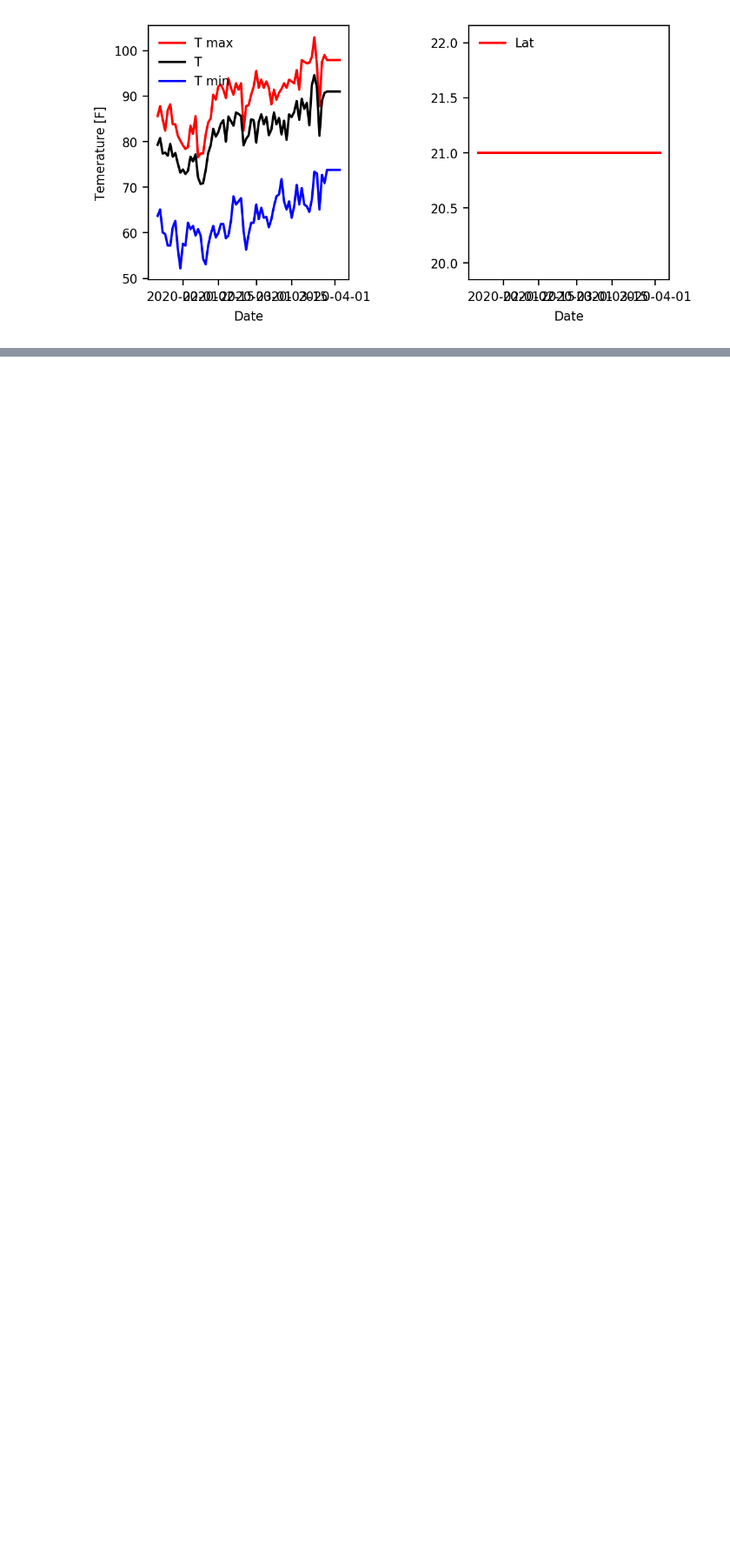
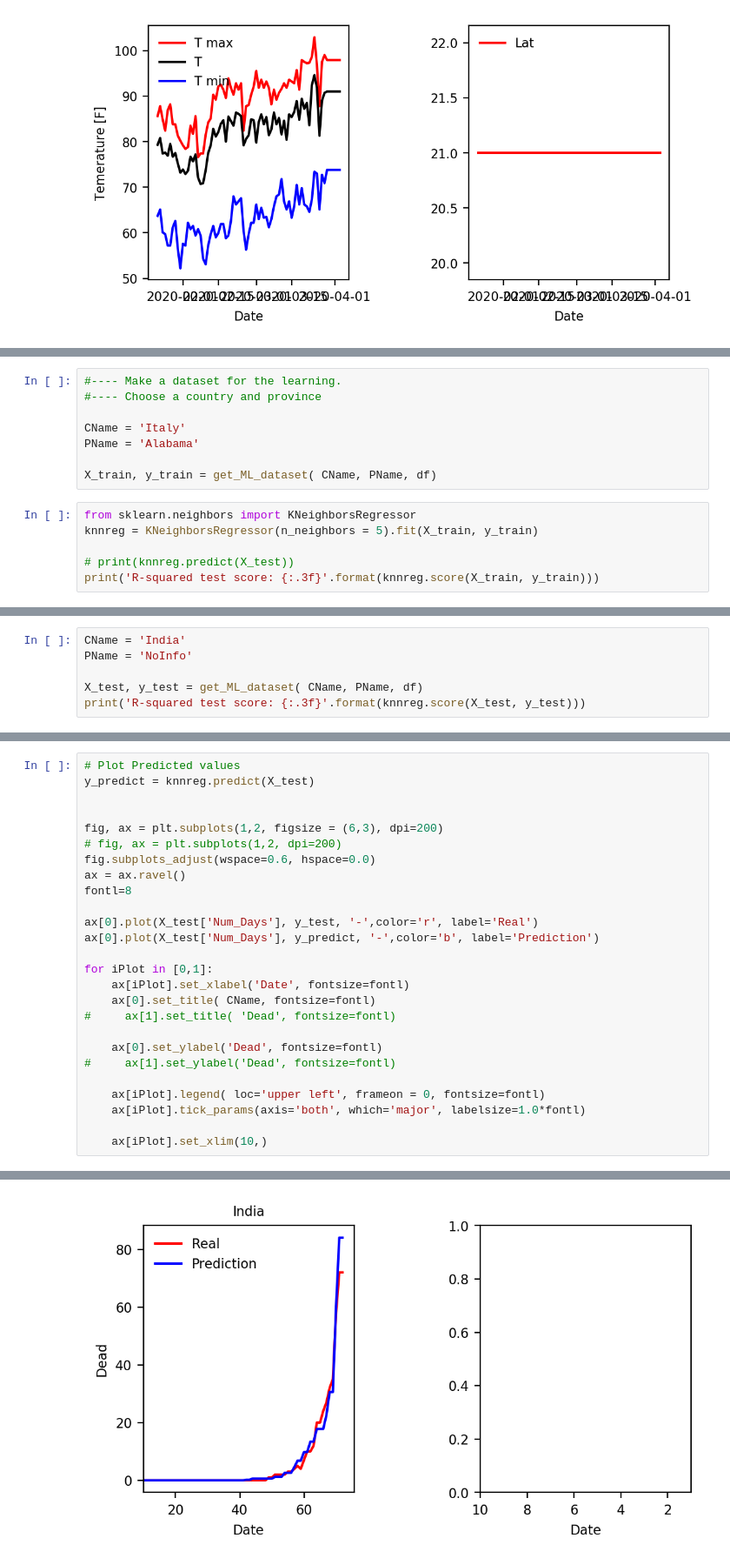
Before and after one commit to mail02ankit/covid19, a Jupyter notebook: ankit_notebook.ipynb, the cells around one changed output, grey strips where cells are left out. Shown at 87% size. Saved outputs shown, nothing was run; the diff lists cells and outputs as text; blank space fills up the shorter version.

```diff
--- a/ankit_notebook.ipynb
+++ b/ankit_notebook.ipynb
@@ -293,0 +338,14 @@ for iPlot in [0,1]:
+# %%
+#---- Make a dataset for the learning.
+#---- Choose a country and province
+
+CName = 'Italy'
+PName = 'Alabama'
+
+X_train, y_train = get_ML_dataset( CName, PName, df)
+# %%
+from sklearn.neighbors import KNeighborsRegressor
+knnreg = KNeighborsRegressor(n_neighbors = 5).fit(X_train, y_train)
+
+# print(knnreg.predict(X_test))
+print('R-squared test score: {:.3f}'.format(knnreg.score(X_train, y_train)))
@@ -293,0 +356,6 @@ for iPlot in [0,1]:
+# %%
+CName = 'India'
+PName = 'NoInfo'
+
+X_test, y_test = get_ML_dataset( CName, PName, df)
+print('R-squared test score: {:.3f}'.format(knnreg.score(X_test, y_test)))
@@ -293,0 +364,27 @@ for iPlot in [0,1]:
+# %%
+# Plot Predicted values
+y_predict = knnreg.predict(X_test)
+
+
+fig, ax = plt.subplots(1,2, figsize = (6,3), dpi=200)
+# fig, ax = plt.subplots(1,2, dpi=200)
+fig.subplots_adjust(wspace=0.6, hspace=0.0)
+ax = ax.ravel()
+fontl=8
+
+ax[0].plot(X_test['Num_Days'], y_test, '-',color='r', label='Real')
+ax[0].plot(X_test['Num_Days'], y_predict, '-',color='b', label='Prediction')
+
+for iPlot in [0,1]:
+    ax[iPlot].set_xlabel('Date', fontsize=fontl)
+    ax[0].set_title( CName, fontsize=fontl)
+#     ax[1].set_title( 'Dead', fontsize=fontl)
+
+    ax[0].set_ylabel('Dead', fontsize=fontl)
+#     ax[1].set_ylabel('Dead', fontsize=fontl)
+
+    ax[iPlot].legend( loc='upper left', frameon = 0, fontsize=fontl)
+    ax[iPlot].tick_params(axis='both', which='major', labelsize=1.0*fontl)
+
+    ax[iPlot].set_xlim(10,)
+# %% [output]
@@ -293,0 +392 @@ for iPlot in [0,1]:
+[figure, added]
```
Also changed, not shown: parts of 9 cells of this notebook.
